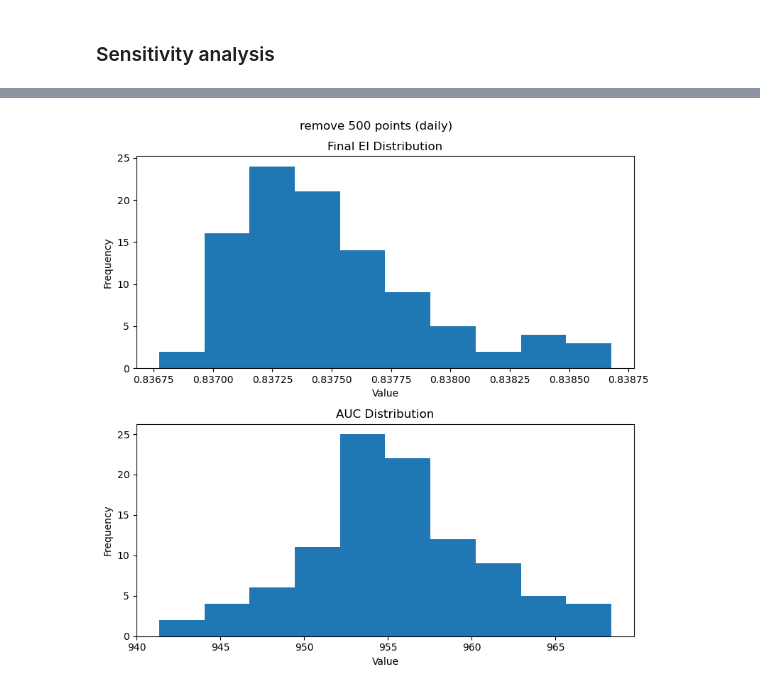
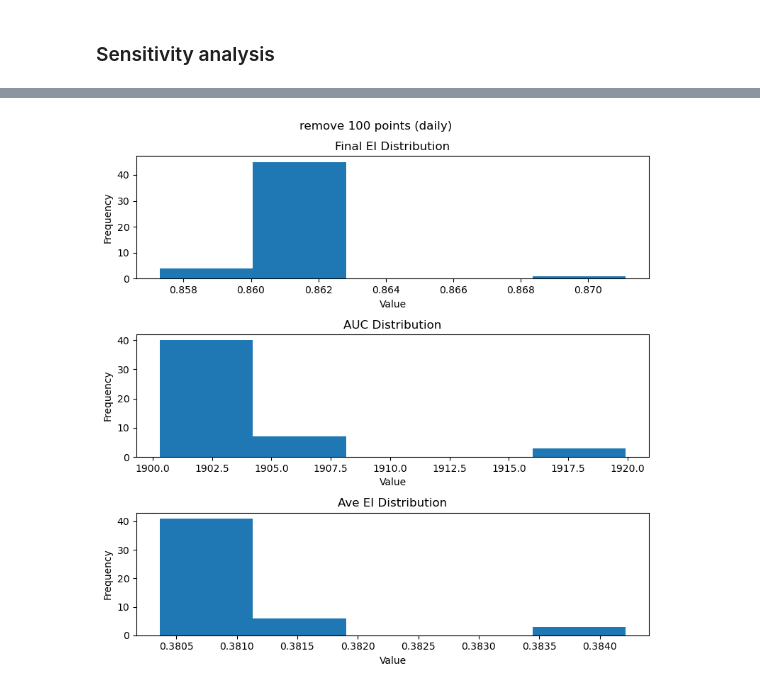
Before and after one commit to maoqing-wang/sauma-group, a Jupyter notebook: task6.ipynb, the cells around one changed output, grey strips where cells are left out. Drawn from its saved outputs; the diff is of its cells as text; code cells hidden in the pictures.

```diff
--- a/task6.ipynb
+++ b/task6.ipynb
@@ -191,7 +195,3 @@ EI_long_trader = compute_EI_trader(long1M_traders, alpha=0.05, weights = get_wei
 visualize(EI_long_trader, long, title = 'average weights', random_state=41)
 # %% [output]
 [figure]
-# %%
-weights = get_weights() # average weights
-EI_long_trader = compute_EI_trader(long1M_traders, alpha=0.05, weights = get_weights()).T
-visualize(EI_long_trader, long, title = 'average weights', random_state=20)
@@ -200,4 +197,0 @@ visualize(EI_long_trader, long, title = 'average weights', random_state=20)
-# %%
-weights = get_weights() # average weights
-EI_long_trader = compute_EI_trader(long1M_traders, alpha=0.05, weights = get_weights()).T
-visualize(EI_long_trader, long, title = 'average weights', random_state=19)
@@ -231,10 +223,13 @@ for i in range(10):
             warnings.simplefilter("ignore")
             EI_df = compute_EI_trader(long1M_traders, alpha=0.05, weights=w).T
 
+
         final_EI = EI_df[col].iloc[-1]
-        auc_EI   = EI_df[col].sum()
+        auc_EI = EI_df[col].sum()
+        ave_EI = EI_df[col].mean()
 
         print(f"\n--- {names[i-1]} ---")
         print(f"Final EI = {final_EI:.6f}")
         print(f"EI AUC   = {auc_EI:.6f}")
+        print(f"EI AUC   = {ave_EI:.6f}")
 # %% [output]
@@ -348,17 +343,23 @@ def sensitivity_analysis(df, n, N):
     rng = np.random.default_rng(42)
     finalEIs = []
     AUCs = []
+    aves = []
     for _ in range(N):
         drop_cols = []
+        start_idx = (df != 0).idxmax().max()
+        available_index = df.loc[start_idx:].index
+
         for i in range(n):
-            drop_cols.append(rng.choice(df.index))
+            drop_cols.append(rng.choice(available_index))
         DF = df.drop(drop_cols)
         mets = calc_metrics(DF)
         weights = get_weights()
         EI = compute_EI_time(mets, alpha=0.05, weights=weights)
         final_EI = EI.iloc[-1]
         AUC = EI.sum()
+        ave_EI = EI.mean()
         finalEIs.append(final_EI)
         AUCs.append(AUC)
+        aves.append(ave_EI)
 
-    return finalEIs, AUCs
+    return finalEIs, AUCs, aves
@@ -438,24 +368,31 @@ plt.show()
 # %%
-finalEIs, AUCs = sensitivity_analysis(temp, 500, 100)
+finalEIs, AUCs, aves = sensitivity_analysis(temp, 100, 50)
 
-fig, axes = plt.subplots(2, 1, figsize=(8, 8))
+fig, axes = plt.subplots(3, 1, figsize=(8, 8))
 
 # ----- subplot 1: final EI -----
 clean_EIs = [float(v.iloc[0]) if isinstance(v, pd.Series) else float(v) for v in finalEIs]
-axes[0].hist(clean_EIs, bins=10)
+axes[0].hist(clean_EIs, bins=5)
 axes[0].set_xlabel("Value")
 axes[0].set_ylabel("Frequency")
 axes[0].set_title("Final EI Distribution")
 
 # ----- subplot 2: AUC -----
 clean_AUCs = [float(v.iloc[0]) if isinstance(v, pd.Series) else float(v) for v in AUCs]
-axes[1].hist(clean_AUCs, bins = 10)
+axes[1].hist(clean_AUCs, bins = 5)
 axes[1].set_xlabel("Value")
 axes[1].set_ylabel("Frequency")
 axes[1].set_title("AUC Distribution")
 
-plt.suptitle(f'remove 500 points (daily)')
+# ----- subplot 3: ave -----
+clean_AUCs = [float(v.iloc[0]) if isinstance(v, pd.Series) else float(v) for v in aves]
+axes[2].hist(clean_AUCs, bins = 5)
+axes[2].set_xlabel("Value")
+axes[2].set_ylabel("Frequency")
+axes[2].set_title("Ave EI Distribution")
+
+plt.suptitle(f'remove 100 points (daily)')
 plt.tight_layout()
 plt.show()
 # %% [output]
-[figure, old version]
+[figure, new version]
```
Also changed, not shown: parts of 16 cells of this notebook.
